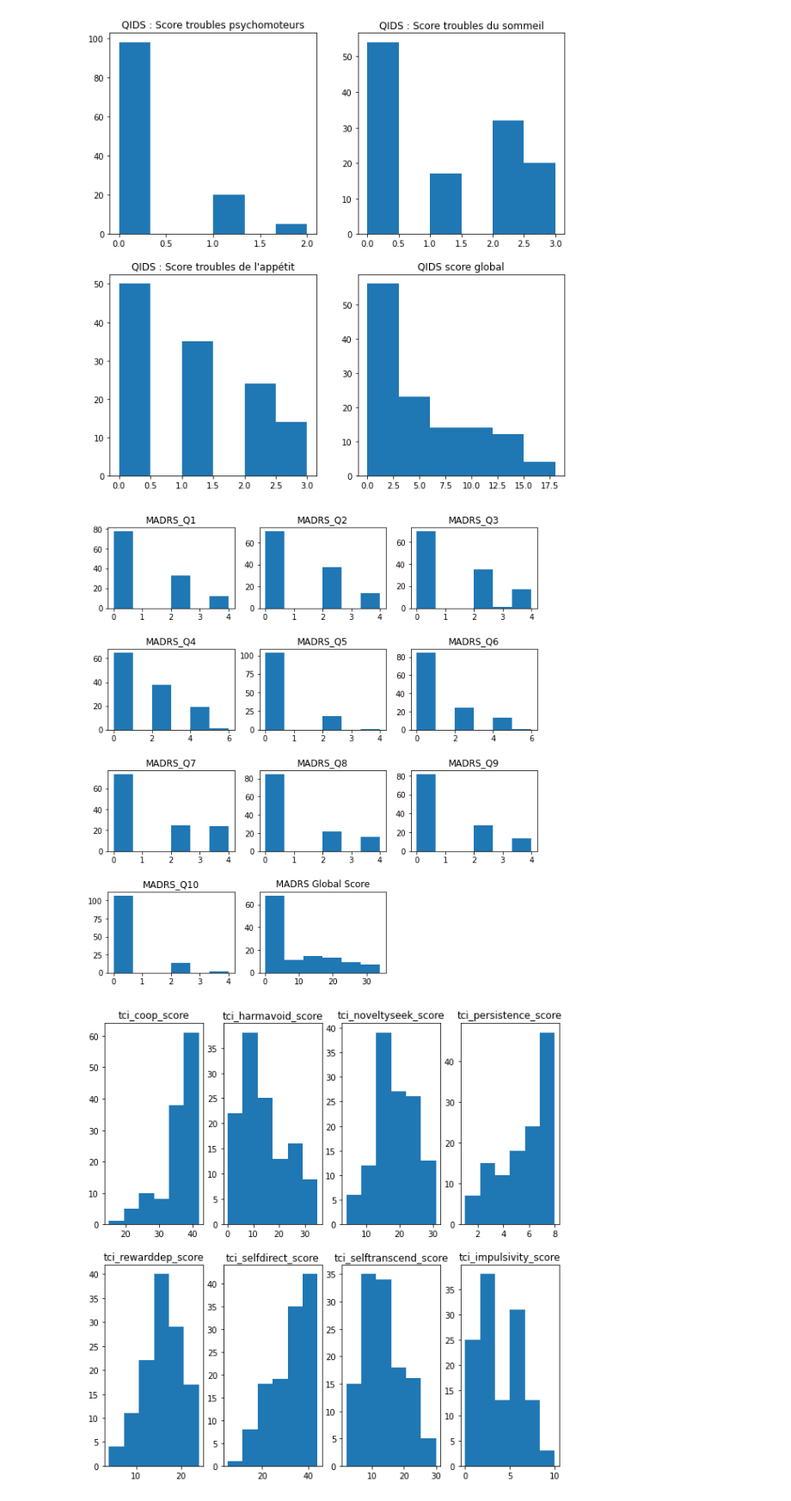
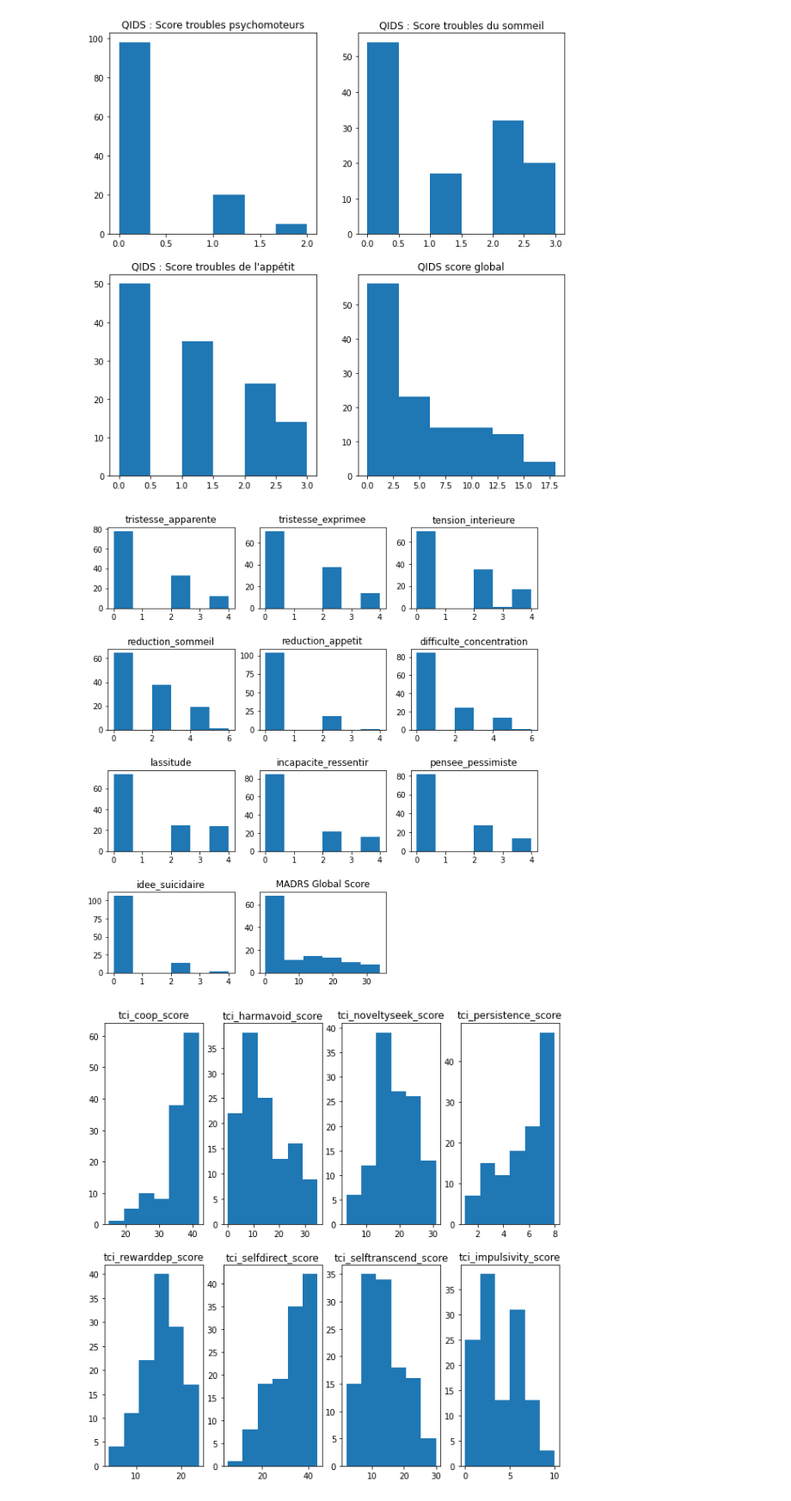
Before and after one commit to nassimabeddar/Depression-analysis, a Jupyter notebook: analyse-detection-depression.ipynb, the cells around one changed output. Shown at 86% size. Drawn from its saved outputs; the diff is of its cells as text; code cells hidden in the pictures.

```diff
--- a/analyse-detection-depression.ipynb
+++ b/analyse-detection-depression.ipynb
@@ -63,7 +63,7 @@ memory usage: 62.5+ KB
 None
 # %%
 #redéfinir le nom de la colonne hs-CRP
-demo.rename(columns={'hs-CRP': 'hs_CRP', inplace=True)
+demo.rename(columns={'hs-CRP': 'hs_CRP'}, inplace=True)
 # %%
 
 #filtre des valeurs abberrantes
@@ -412,42 +402,42 @@ plt.show()
 # %%
 fig = plt.figure(figsize=(10,10))
 ax1 = fig.add_subplot(4,3,1)
 ax2 = fig.add_subplot(4,3,2)
 ax3 = fig.add_subplot(4,3,3)
 ax4 = fig.add_subplot(4,3,4)
 ax5 = fig.add_subplot(4,3,5)
 ax6 = fig.add_subplot(4,3,6)
 ax7 = fig.add_subplot(4,3,7)
 ax8 = fig.add_subplot(4,3,8)
 ax9 = fig.add_subplot(4,3,9)
 ax10 = fig.add_subplot(4,3,10)
-ax1.title.set_text('MADRS_Q1')
-ax2.title.set_text('MADRS_Q2')
-ax3.title.set_text('MADRS_Q3')
-ax4.title.set_text('MADRS_Q4')
-ax5.title.set_text('MADRS_Q5')
-ax6.title.set_text('MADRS_Q6')
-ax7.title.set_text('MADRS_Q7')
-ax8.title.set_text('MADRS_Q8')
-ax9.title.set_text('MADRS_Q9')
-ax10.title.set_text('MADRS_Q10')
-ax1.hist(demo_net_spd.MADRS_Q1,bins = 6)
-ax2.hist(demo_net_spd.MADRS_Q2,bins = 6)
-ax3.hist(demo_net_spd.MADRS_Q3,bins = 6)
-ax4.hist(demo_net_spd.MADRS_Q4,bins = 6)
-ax5.hist(demo_net_spd.MADRS_Q5,bins = 6)
-ax6.hist(demo_net_spd.MADRS_Q6,bins = 6)
-ax7.hist(demo_net_spd.MADRS_Q7,bins = 6)
-ax8.hist(demo_net_spd.MADRS_Q8,bins = 6)
-ax9.hist(demo_net_spd.MADRS_Q9,bins = 6)
-ax10.hist(demo_net_spd.MADRS_Q10,bins = 6)
+ax1.title.set_text('tristesse_apparente')
+ax2.title.set_text('tristesse_exprimee')
+ax3.title.set_text('tension_interieure')
+ax4.title.set_text('reduction_sommeil')
+ax5.title.set_text('reduction_appetit')
+ax6.title.set_text('difficulte_concentration')
+ax7.title.set_text('lassitude')
+ax8.title.set_text('incapacite_ressentir')
+ax9.title.set_text('pensee_pessimiste')
+ax10.title.set_text('idee_suicidaire')
+ax1.hist(demo_net_spd.tristesse_apparente,bins = 6)
+ax2.hist(demo_net_spd.tristesse_exprimee,bins = 6)
+ax3.hist(demo_net_spd.tension_interieure,bins = 6)
+ax4.hist(demo_net_spd.reduction_sommeil,bins = 6)
+ax5.hist(demo_net_spd.reduction_appetit,bins = 6)
+ax6.hist(demo_net_spd.difficulte_concentration,bins = 6)
+ax7.hist(demo_net_spd.lassitude,bins = 6)
+ax8.hist(demo_net_spd.incapacite_ressentir,bins = 6)
+ax9.hist(demo_net_spd.pensee_pessimiste,bins = 6)
+ax10.hist(demo_net_spd.idee_suicidaire,bins = 6)
 ax11 = fig.add_subplot(4,3,11)
 ax11.title.set_text('MADRS Global Score')
 ax11.hist(demo_net_spd.madrs_score, bins=6)
 fig.subplots_adjust(left=0.12, bottom=0.11, right=0.90, top=0.92, wspace=0.2, hspace=0.5)
 plt.show()
 # %% [output]
-[figure, old version]
+[figure, new version]
 # %%
 
 fag = plt.figure(figsize=(10,10))
```
Also changed, not shown: parts of 31 cells of this notebook.
